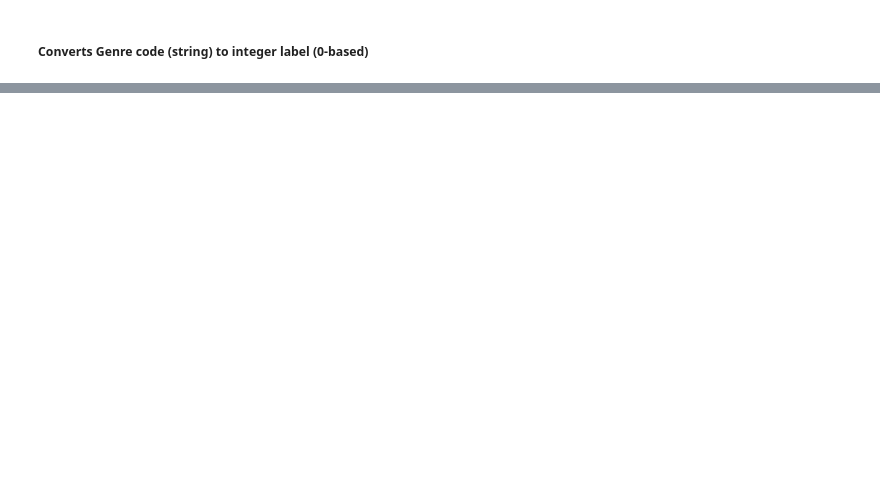
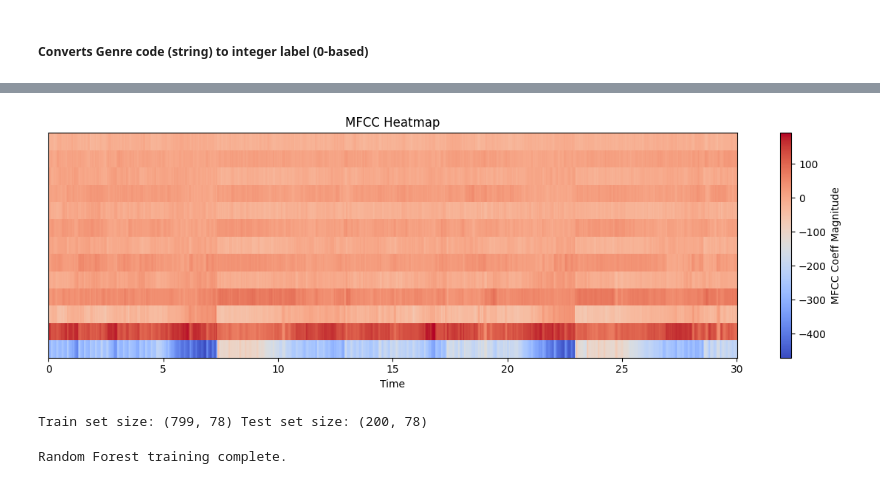
Before and after one commit to manentojr/MusicGenreClassifier, a Jupyter notebook: finalProject.ipynb, the cells around one changed output, grey strips where cells are left out. Cells and saved outputs as stored; diff of their text form; code cells hidden in the pictures; blank space fills up the shorter version.

```diff
--- a/finalProject.ipynb
+++ b/finalProject.ipynb
@@ -98,0 +135,33 @@ Labels shape: (999,)
+# %%
+# CODE
+mfccs = librosa.feature.mfcc(y=y, sr=sr, n_mfcc=13)
+
+plt.figure(figsize=(12, 4))
+librosa.display.specshow(mfccs, sr=sr, x_axis='time')
+plt.colorbar(label='MFCC Coeff Magnitude')
+plt.title("MFCC Heatmap")
+plt.tight_layout()
+plt.show()
+# %% [output]
+[figure, added]
+# %%
+# CODE
+X_train, X_test, y_train, y_test = train_test_split(
+    features_array,
+    labels_array,
+    test_size=0.2,    # 20% test split
+    random_state=42   # for reproducible results
+)
+
+print("Train set size:", X_train.shape, "Test set size:", X_test.shape)
+# %% [output]
+Train set size: (799, 78) Test set size: (200, 78)
+# %%
+# CODE
+# Instantiate and train the model
+rf_model = RandomForestClassifier(n_estimators=100, random_state=42)
+rf_model.fit(X_train, y_train)
+
+print("Random Forest training complete.")
+# %% [output]
+Random Forest training complete.
```
Also changed, not shown: parts of 14 cells of this notebook, 1 other file.
